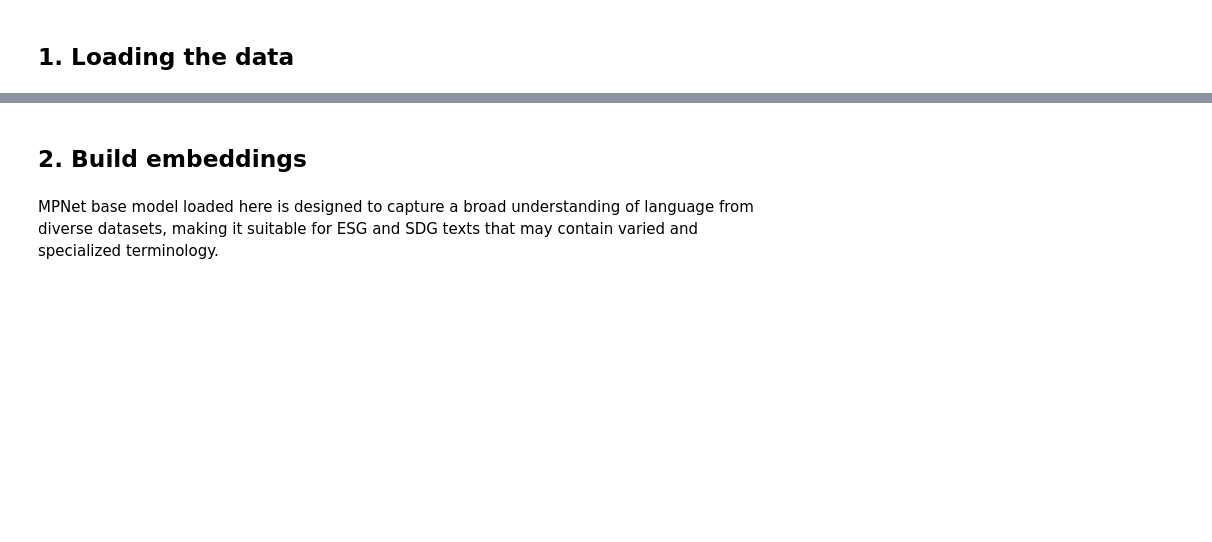
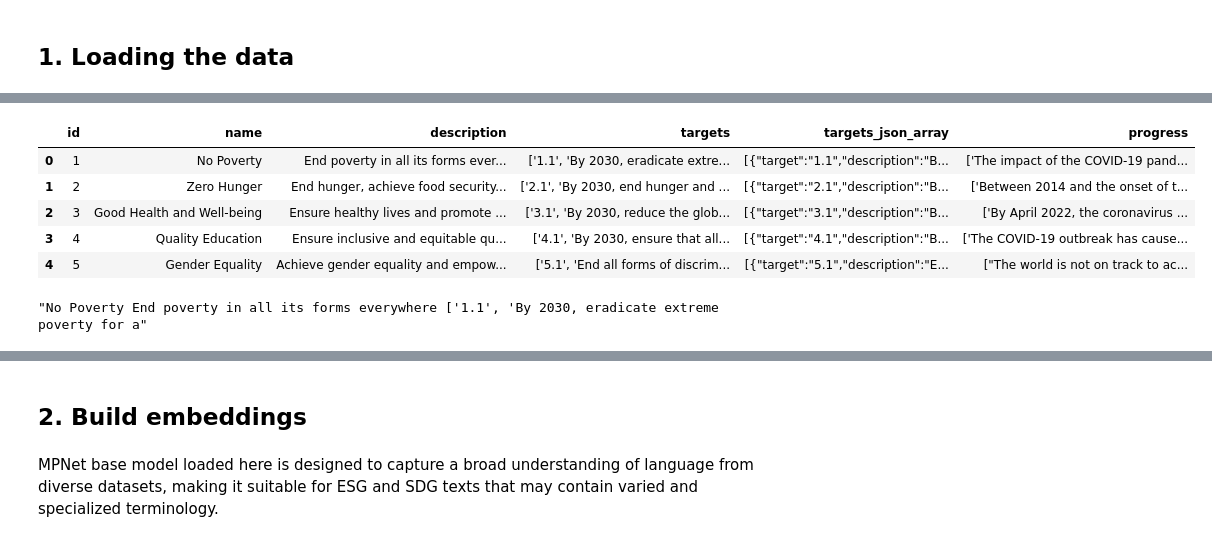
Before and after one commit to TheMarcosP/ANALISIS-REPORTES-ESG-CHIRIMBOLO-HACKITBA, a Jupyter notebook: greenwashing-detection-using-huggingface.ipynb, the cells around one changed output, grey strips where cells are left out. Saved outputs shown, nothing was run; the diff lists cells and outputs as text; code cells hidden in the pictures; blank space fills up the shorter version.

```diff
--- a/greenwashing-detection-using-huggingface.ipynb
+++ b/greenwashing-detection-using-huggingface.ipynb
@@ -24,9 +31,18 @@ esg_texts[0][:100]
 # %%
-sdg_df = pd.read_csv("/kaggle/input/dax-esg-media-dataset/sdg_descriptions_with_targetsText.csv")
+sdg_df = pd.read_csv("sdg_descriptions_with_targetsText.csv")
 sdg_df.head()
+# %% [output]
+|  | id | name | description | targets | targets_json_array | progress |
+| 0 | 1 | No Poverty | End poverty in all its forms ever... | ['1.1', 'By 2030, eradicate extre... | [{"target":"1.1","description":"B... | ['The impact of the COVID-19 pand... |
+| 1 | 2 | Zero Hunger | End hunger, achieve food security... | ['2.1', 'By 2030, end hunger and ... | [{"target":"2.1","description":"B... | ['Between 2014 and the onset of t... |
+| 2 | 3 | Good Health and Well-being | Ensure healthy lives and promote ... | ['3.1', 'By 2030, reduce the glob... | [{"target":"3.1","description":"B... | ['By April 2022, the coronavirus ... |
+| 3 | 4 | Quality Education | Ensure inclusive and equitable qu... | ['4.1', 'By 2030, ensure that all... | [{"target":"4.1","description":"B... | ['The COVID-19 outbreak has cause... |
+| 4 | 5 | Gender Equality | Achieve gender equality and empow... | ['5.1', 'End all forms of discrim... | [{"target":"5.1","description":"E... | ["The world is not on track to ac... |
 # %%
 sdg_texts = sdg_df.apply(lambda row: " ".join([row["name"], row["description"], row["targets"], row["progress"]]), axis=1)
 sdg_texts[0][:100]
+# %% [output]
+"No Poverty End poverty in all its forms everywhere ['1.1', 'By 2030, eradicate extreme poverty for a"
 # %%
 companies = sorted(esg_documents_df.company.unique())
 companies
```
Also changed, not shown: parts of 17 cells of this notebook, 5 other files.
